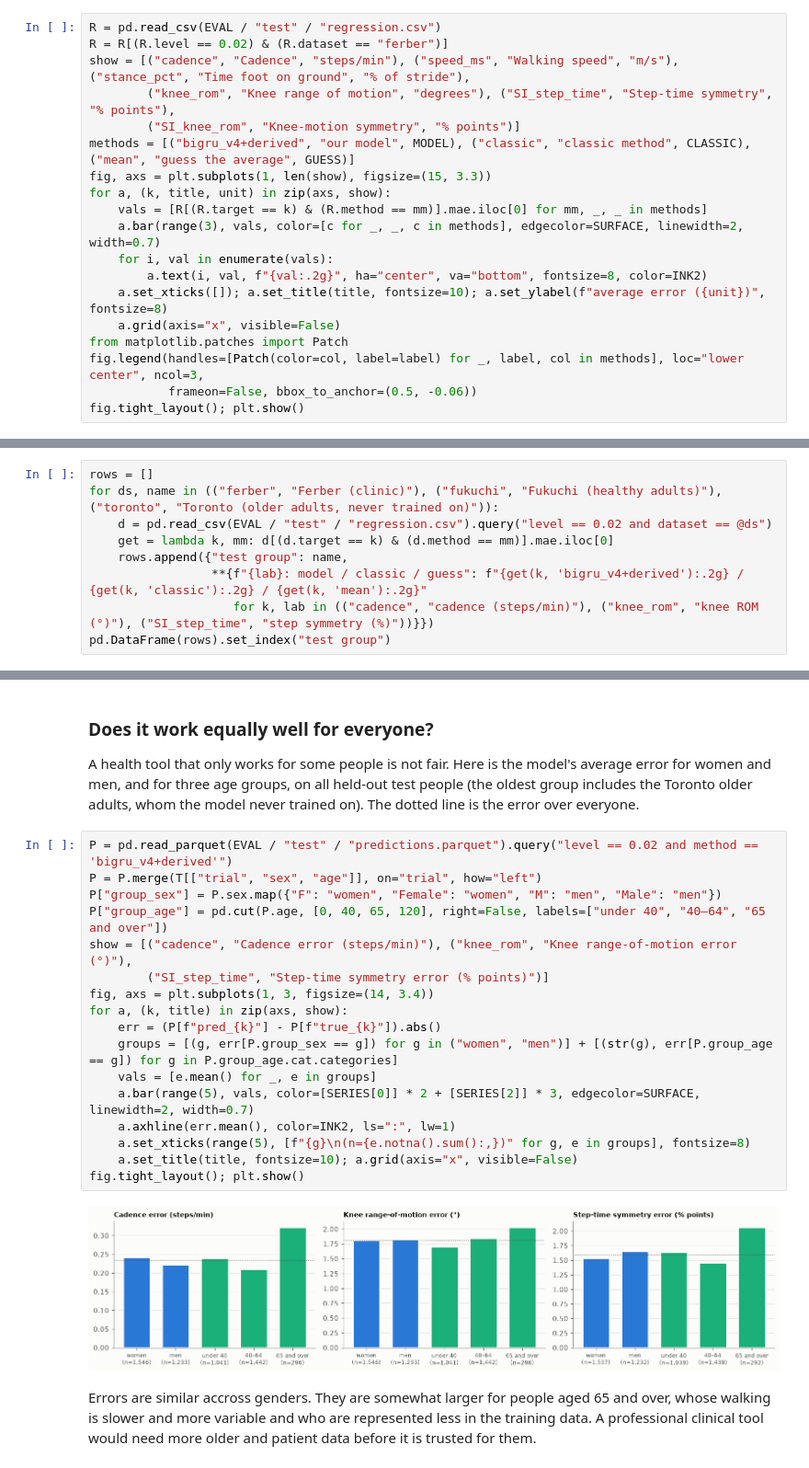
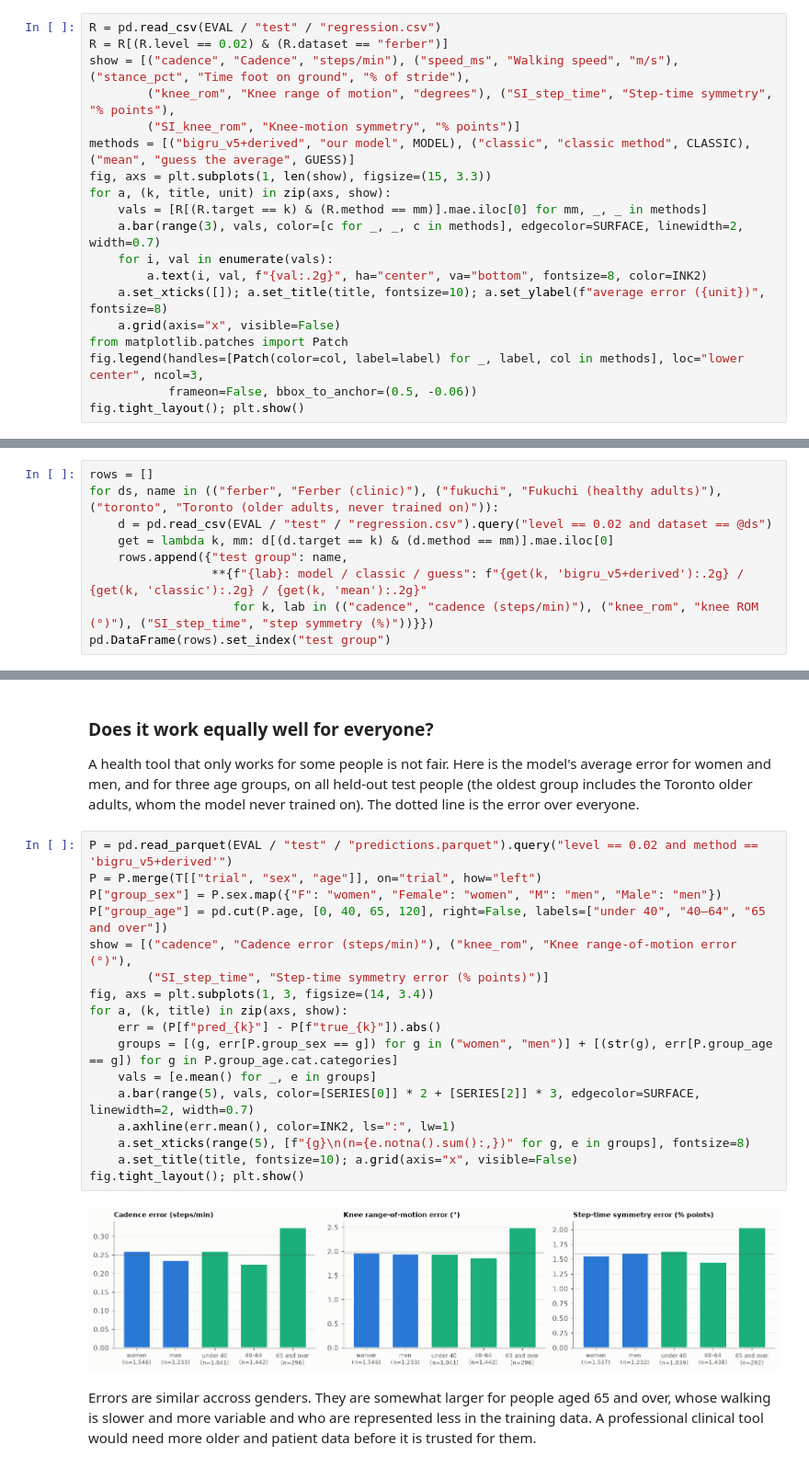
Before and after one commit to N0-D3V/PhysioGait, a Jupyter notebook: notebooks/gait_walkthrough.ipynb, the cells around one changed output, grey strips where cells are left out. Shown at 92% size. Drawn from its saved outputs; the diff is of its cells as text.

```diff
--- a/notebooks/gait_walkthrough.ipynb
+++ b/notebooks/gait_walkthrough.ipynb
@@ -223,7 +223,7 @@ R = R[(R.level == 0.02) & (R.dataset == "ferber")]
 show = [("cadence", "Cadence", "steps/min"), ("speed_ms", "Walking speed", "m/s"), ("stance_pct", "Time foot on ground", "% of stride"),
         ("knee_rom", "Knee range of motion", "degrees"), ("SI_step_time", "Step-time symmetry", "% points"),
         ("SI_knee_rom", "Knee-motion symmetry", "% points")]
-methods = [("bigru_v4+derived", "our model", MODEL), ("classic", "classic method", CLASSIC), ("mean", "guess the average", GUESS)]
+methods = [("bigru_v5+derived", "our model", MODEL), ("classic", "classic method", CLASSIC), ("mean", "guess the average", GUESS)]
 fig, axs = plt.subplots(1, len(show), figsize=(15, 3.3))
 for a, (k, title, unit) in zip(axs, show):
     vals = [R[(R.target == k) & (R.method == mm)].mae.iloc[0] for mm, _, _ in methods]
@@ -244,7 +244,7 @@ for ds, name in (("ferber", "Ferber (clinic)"), ("fukuchi", "Fukuchi (healthy ad
     d = pd.read_csv(EVAL / "test" / "regression.csv").query("level == 0.02 and dataset == @ds")
     get = lambda k, mm: d[(d.target == k) & (d.method == mm)].mae.iloc[0]
     rows.append({"test group": name,
-                 **{f"{lab}: model / classic / guess": f"{get(k, 'bigru_v4+derived'):.2g} / {get(k, 'classic'):.2g} / {get(k, 'mean'):.2g}"
+                 **{f"{lab}: model / classic / guess": f"{get(k, 'bigru_v5+derived'):.2g} / {get(k, 'classic'):.2g} / {get(k, 'mean'):.2g}"
                     for k, lab in (("cadence", "cadence (steps/min)"), ("knee_rom", "knee ROM (°)"), ("SI_step_time", "step symmetry (%)"))}})
 pd.DataFrame(rows).set_index("test group")
 # %% [output]
@@ -265,24 +265,24 @@ A health tool that only works for some people is not fair. Here is the model's a
 men, and for three age groups, on all held-out test people (the oldest group includes the Toronto older
 adults, whom the model never trained on). The dotted line is the error over everyone.
 # %%
-P = pd.read_parquet(EVAL / "test" / "predictions.parquet").query("level == 0.02 and method == 'bigru_v4+derived'")
+P = pd.read_parquet(EVAL / "test" / "predictions.parquet").query("level == 0.02 and method == 'bigru_v5+derived'")
 P = P.merge(T[["trial", "sex", "age"]], on="trial", how="left")
 P["group_sex"] = P.sex.map({"F": "women", "Female": "women", "M": "men", "Male": "men"})
 P["group_age"] = pd.cut(P.age, [0, 40, 65, 120], right=False, labels=["under 40", "40–64", "65 and over"])
 show = [("cadence", "Cadence error (steps/min)"), ("knee_rom", "Knee range-of-motion error (°)"),
         ("SI_step_time", "Step-time symmetry error (% points)")]
 fig, axs = plt.subplots(1, 3, figsize=(14, 3.4))
 for a, (k, title) in zip(axs, show):
     err = (P[f"pred_{k}"] - P[f"true_{k}"]).abs()
     groups = [(g, err[P.group_sex == g]) for g in ("women", "men")] + [(str(g), err[P.group_age == g]) for g in P.group_age.cat.categories]
     vals = [e.mean() for _, e in groups]
     a.bar(range(5), vals, color=[SERIES[0]] * 2 + [SERIES[2]] * 3, edgecolor=SURFACE, linewidth=2, width=0.7)
     a.axhline(err.mean(), color=INK2, ls=":", lw=1)
     a.set_xticks(range(5), [f"{g}\n(n={e.notna().sum():,})" for g, e in groups], fontsize=8)
     a.set_title(title, fontsize=10); a.grid(axis="x", visible=False)
 fig.tight_layout(); plt.show()
 # %% [output]
-[figure, old version]
+[figure, new version]
 # %% [markdown]
 Errors are similar accross genders. They are somewhat larger for people aged 65 and over, whose walking is slower and more variable and who are represented less in the training data. A professional clinical tool would need more older and patient data before it is trusted for them.
 # %% [markdown]
```
Also changed, not shown: parts of 10 cells of this notebook, 11 other files.
